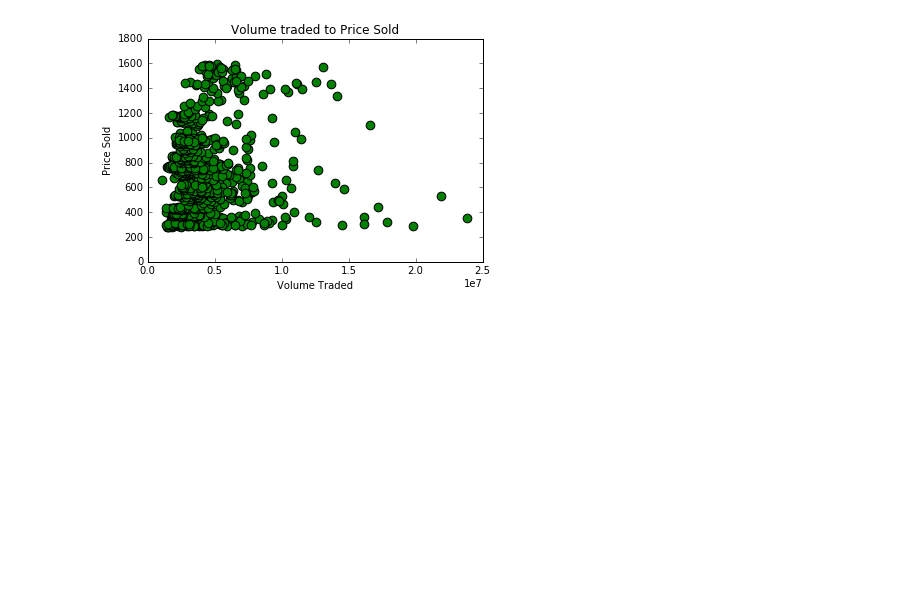
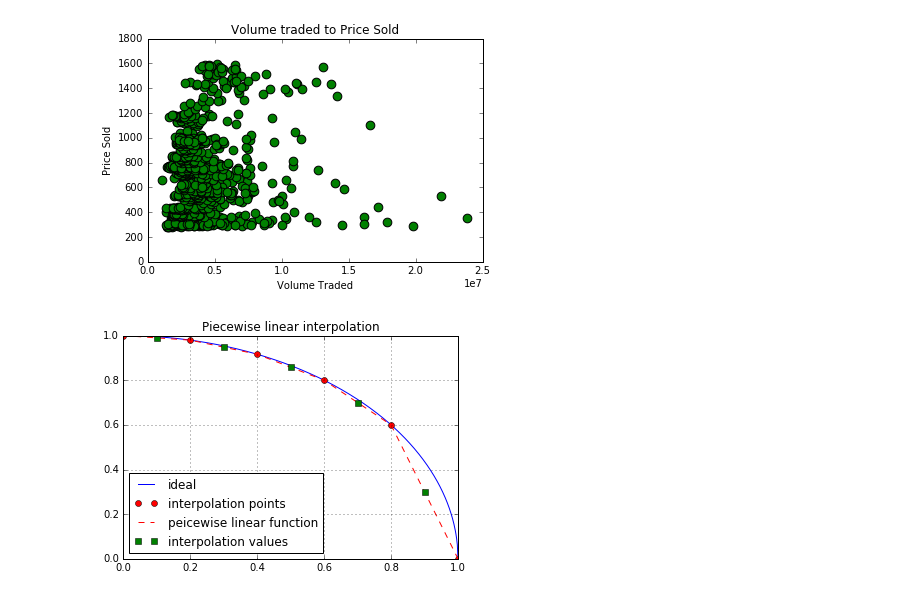
Before and after one commit to sidhu177/DataSci, a Jupyter notebook: test-csv.ipynb, the cells around one changed output. Saved outputs shown, nothing was run; the diff lists cells and outputs as text; code cells hidden in the pictures; blank space fills up the shorter version.

Commit message:
added a visualization

```diff
--- a/test-csv.ipynb
+++ b/test-csv.ipynb
@@ -139,0 +142,19 @@ plt.xlim(0)
+# %%
+figure()
+hold(True)
+x = linspace(0,1,500)
+y = sqrt(1-x**2)
+xp = linspace(0,1,6)
+yp = sqrt(1-xp**2)
+xi = arange(0.1,1.0,0.2)
+yi = interp(xi,xp,yp)
+plot(x,y,'b',label='ideal')
+plot(xp,yp,'or',label='interpolation points')
+plot(xp,yp,'--r',label='peicewise linear function')
+plot(xi,yi,'sg',label='interpolation values')
+legend(loc='best')
+grid()
+title('Piecewise linear interpolation')
+show()
+# %% [output]
+[figure, added]
```
Also changed, not shown: parts of 1 cell of this notebook.
